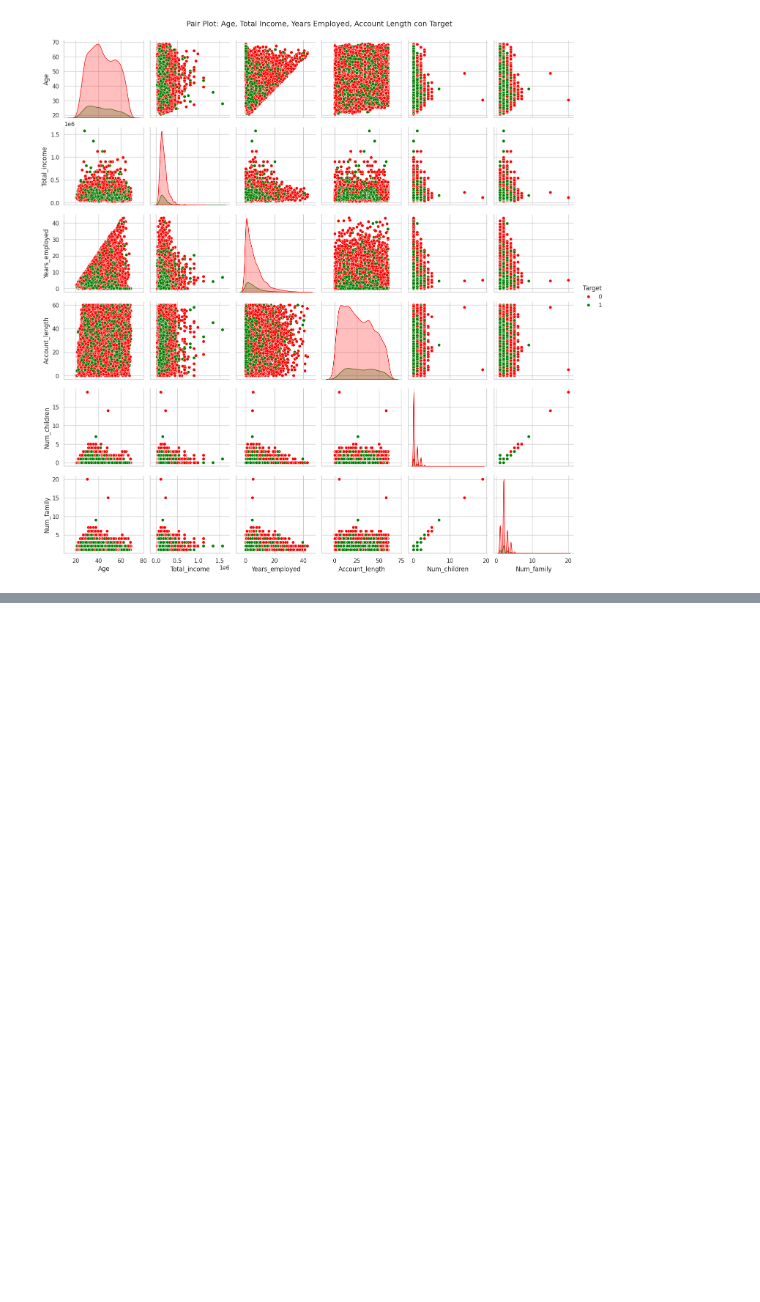
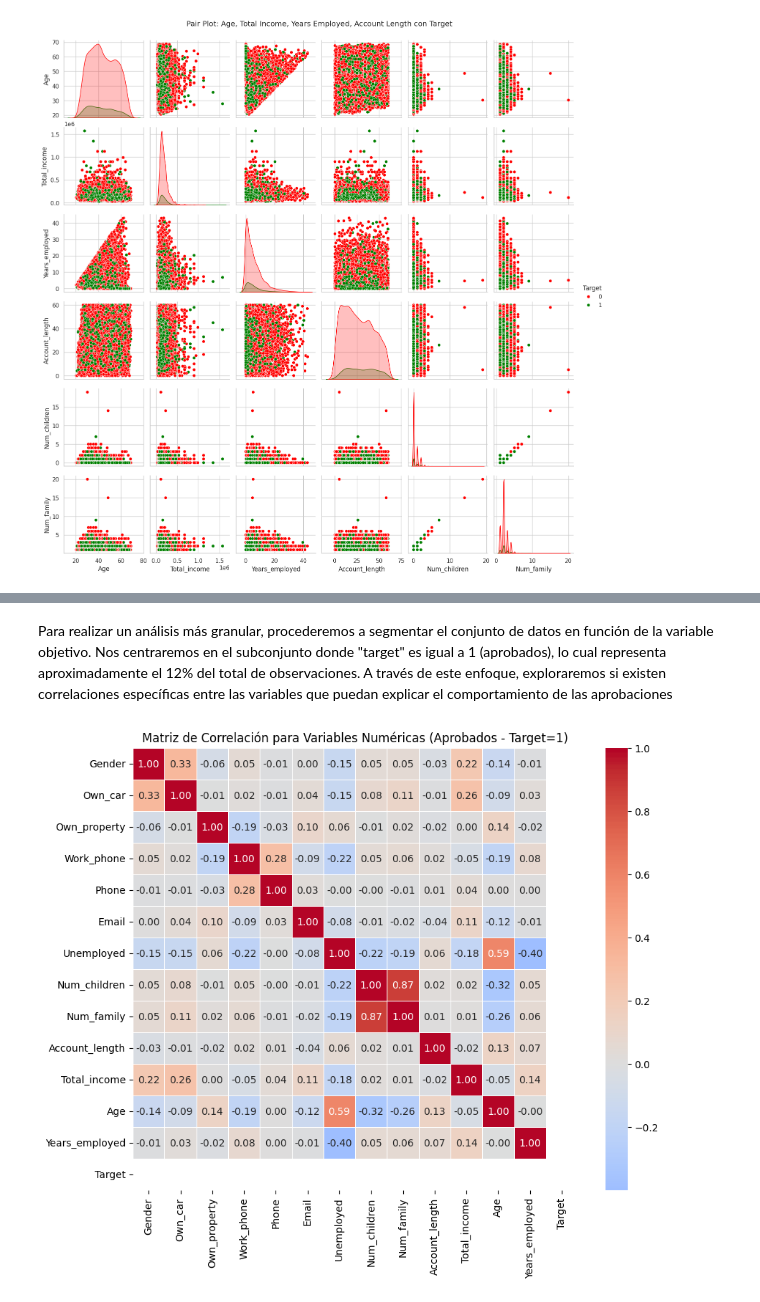
Before and after one commit to Jartorias/DSII_61115_Coderhouse, a Jupyter notebook: ProyectoDSII_ParteI_Diego_Fernando_Neira_Echeverry_Comision_61115.ipynb, the cells around one changed output, grey strips where cells are left out. Cells and saved outputs as stored; diff of their text form; code cells hidden in the pictures; blank space fills up the shorter version.

```diff
--- a/ProyectoDSII_ParteI_Diego_Fernando_Neira_Echeverry_Comision_61115.ipynb
+++ b/ProyectoDSII_ParteI_Diego_Fernando_Neira_Echeverry_Comision_61115.ipynb
@@ -809,0 +939,19 @@ hola como vas
+# %% [markdown]
+Para realizar un análisis más granular, procederemos a segmentar el conjunto de datos en función de la variable objetivo. Nos centraremos en el subconjunto donde "target" es igual a 1 (aprobados), lo cual representa aproximadamente el 12% del total de observaciones. A través de este enfoque, exploraremos si existen correlaciones específicas entre las variables que puedan explicar el comportamiento de las aprobaciones
+# %%
+import seaborn as sns
+import matplotlib.pyplot as plt
+
+# Filtrar solo los datos donde Target = 1
+approved_data = df_cleaned[df_cleaned['Target'] == 1]
+
+# Calcular la matriz de correlación solo para variables numéricas
+corr_approved = approved_data.select_dtypes(include=['int64', 'float64']).corr()
+
+# Visualizar la matriz de correlación mediante un mapa de calor
+plt.figure(figsize=(10, 8))
+sns.heatmap(corr_approved, annot=True, cmap="coolwarm", center=0, fmt=".2f", linewidths=0.5)
+plt.title("Matriz de Correlación para Variables Numéricas (Aprobados - Target=1)")
+plt.show()
+# %% [output]
+[figure, added]
```
Also changed, not shown: parts of 43 cells of this notebook.
